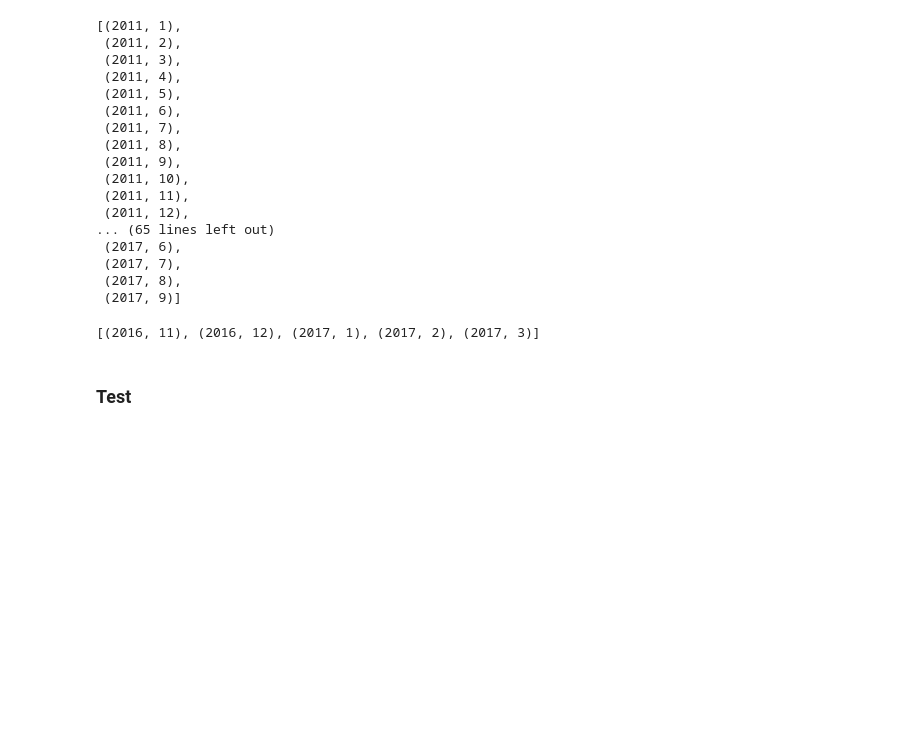
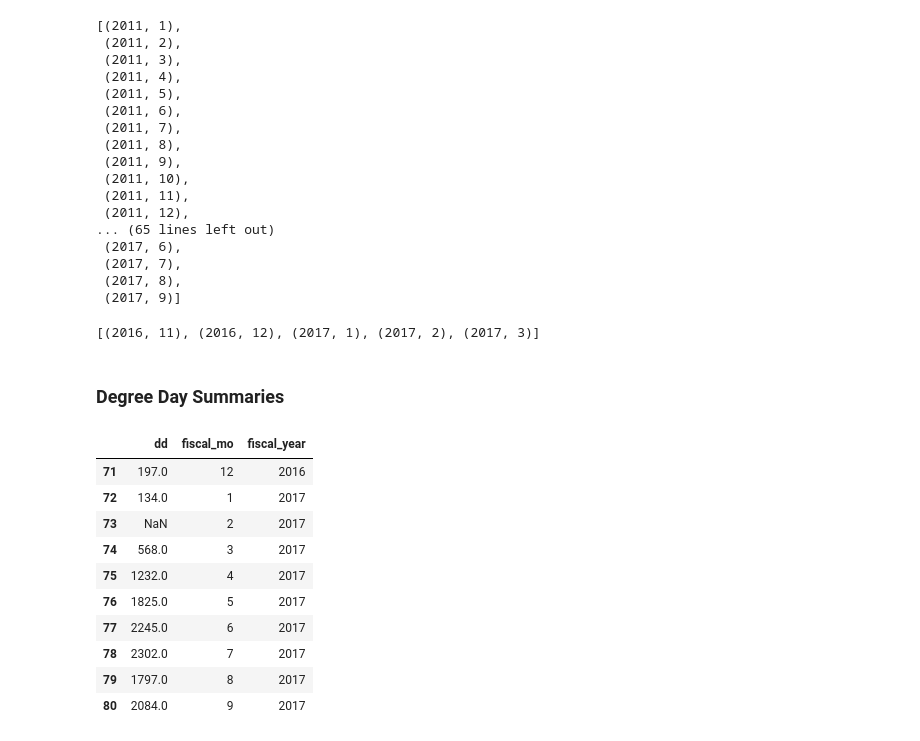
Before and after one commit to alanmitchell/fnsb-benchmark, a Jupyter notebook: testing/preprocess_data.ipynb, the cells around one changed output. Cells and saved outputs as stored; diff of their text form; code cells hidden in the pictures; blank space fills up the shorter version.

```diff
--- a/testing/preprocess_data.ipynb
+++ b/testing/preprocess_data.ipynb
@@ -283,5 +283,30 @@ bench_util.months_present(dfu3)
 bench_util.months_present(dfu3, 'cal_year', 'cal_mo')[-5:]
 # %% [output]
 [(2016, 11), (2016, 12), (2017, 1), (2017, 2), (2017, 3)]
-# %% [markdown]
-### Test
+# %% [markdown]
+### Degree Day Summaries
+# %%
+mo_present = bench_util.months_present(dfu3)
+site_id = 'ANSBG1'
+recs = []
+for yr, mo in mo_present:
+    recs.append(
+        {'fiscal_year': yr,
+         'fiscal_mo': mo,
+         'dd': ut.dd.get((yr, mo, ut.bldg_info[site_id].dd_site), np.NaN)
+        }
+    )
+dfdd = pd.DataFrame(data=recs)
+dfdd.tail(10)
+# %% [output]
+|  | dd | fiscal_mo | fiscal_year |
+| 71 | 197.0 | 12 | 2016 |
+| 72 | 134.0 | 1 | 2017 |
+| 73 | NaN | 2 | 2017 |
+| 74 | 568.0 | 3 | 2017 |
+| 75 | 1232.0 | 4 | 2017 |
+| 76 | 1825.0 | 5 | 2017 |
+| 77 | 2245.0 | 6 | 2017 |
+| 78 | 2302.0 | 7 | 2017 |
+| 79 | 1797.0 | 8 | 2017 |
+| 80 | 2084.0 | 9 | 2017 |
```
Also changed, not shown: parts of 3 cells of this notebook, 4 other files.
